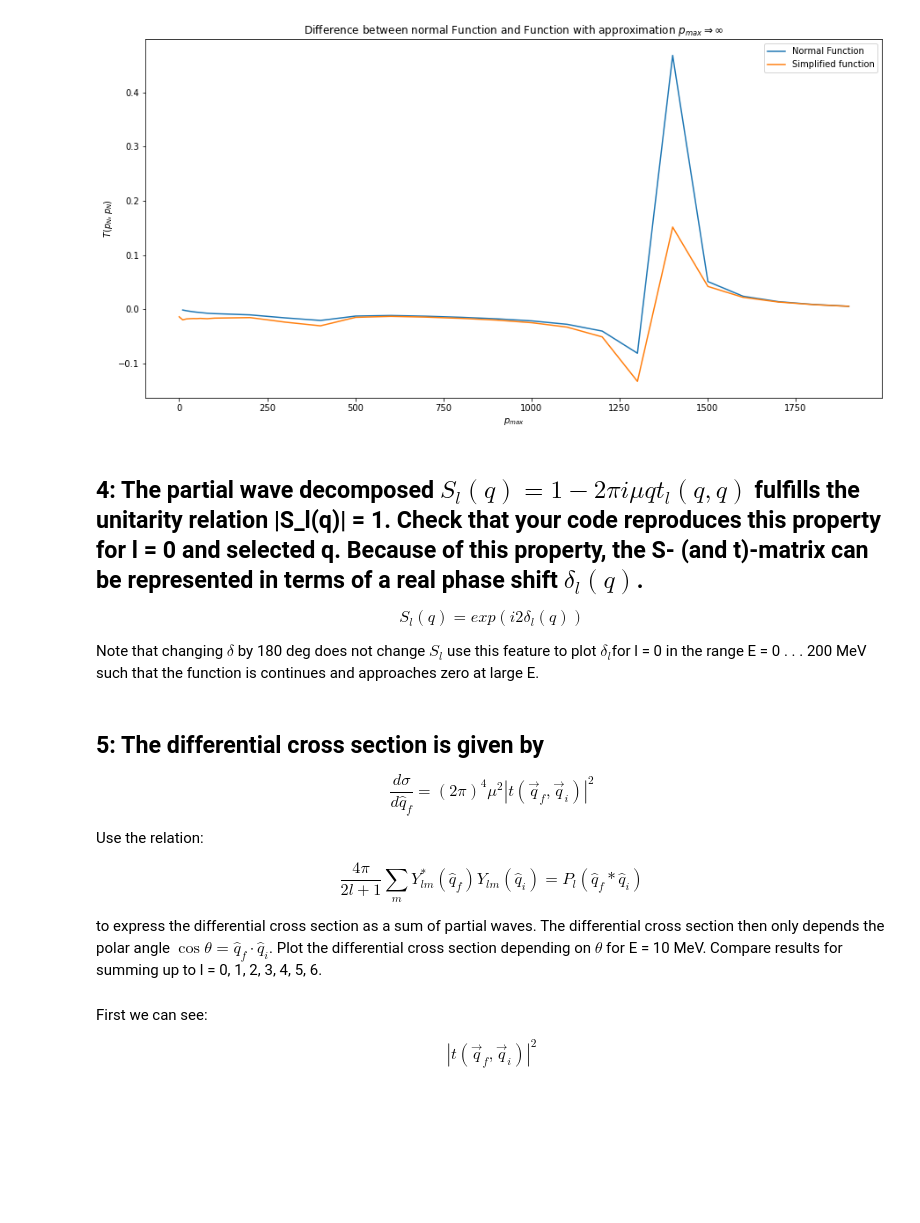
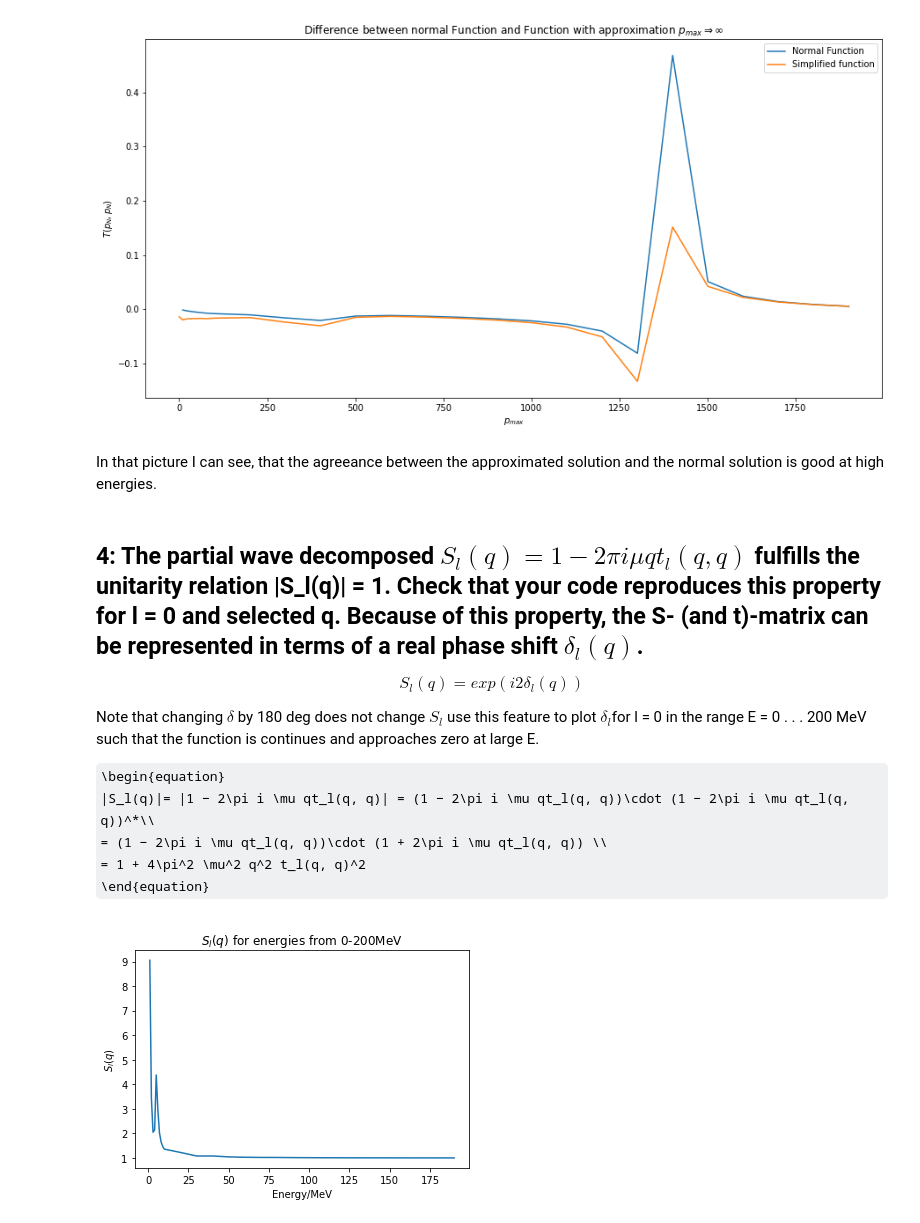
Before and after one commit to Trico94/physics760_Martin, a Jupyter notebook: Exercise 7/exercise7.ipynb, the cells around one changed output. Drawn from its saved outputs; the diff is of its cells as text; code cells hidden in the pictures; some formulas as TeX source; blank space fills up the shorter version.

```diff
--- a/Exercise 7/exercise7.ipynb
+++ b/Exercise 7/exercise7.ipynb
@@ -696,6 +727,8 @@ def agreeance_for_p_max(points=70):
 agreeance_for_p_max()
 # %% [output]
 [figure]
+# %% [markdown]
+In that picture I can see, that the agreeance between the approximated solution and the normal solution is good at high energies.
 # %% [markdown]
 ## 4: The partial wave decomposed $ S_l(q) = 1 − 2\pi i \mu qt_l(q, q) $ fulfills the unitarity relation |S_l(q)| = 1. Check that your code reproduces this property for l = 0 and selected q. Because of this property, the S- (and t)-matrix can be represented in terms of a real phase shift $\delta _l(q)$.
 
@@ -704,23 +737,54 @@ agreeance_for_p_max()
 \end{equation}
 
 Note that changing $ \delta $ by 180 deg does not change $S_l$ use this feature to plot $ \delta_l $for l = 0 in the range E = 0 . . . 200 MeV such that the function is continues and approaches zero at large E.
+
+\begin{equation}
+    |S_l(q)|= |1 − 2\pi i \mu qt_l(q, q)| = (1 − 2\pi i \mu qt_l(q, q))\cdot (1 − 2\pi i \mu qt_l(q, q))^*\\
+    = (1 − 2\pi i \mu qt_l(q, q))\cdot (1 + 2\pi i \mu qt_l(q, q)) \\
+    = 1 + 4\pi^2 \mu^2 q^2 t_l(q, q)^2
+\end{equation}
-# %% [markdown]
-## 5: The differential cross section is given by
-
-\begin{equation}
-    \frac{d\sigma}{d\hat{q}_f}=(2\pi)^4 \mu ^2 |t(\vec{q}_f, \vec{q}_i)|^2
-\end{equation}
-
-Use the relation:
-
-\begin{equation}
-    \frac{4\pi}{2l+1}\sum_m Y^*_{lm}(\hat{q}_f) Y_{lm}(\hat{q}_i) =P_l(\hat{q}_f* \hat{q}_i)
-\end{equation}
-
-to express the differential cross section as a sum of partial waves. The differential cross section then only depends the polar angle $ \cos \theta = \hat{q}_f \cdot \hat{q}_i $. Plot the differential cross section depending on $ \theta $ for E = 10 MeV. Compare results for summing up to l = 0, 1, 2, 3, 4, 5, 6.
-# %% [markdown]
-First we can see:
-
-\begin{equation}
-    |t(\vec{q}_f, \vec{q}_i)|^2
-\end{equation}
+# %%
+"""Function for calculating s_l"""
+def s_l(Energy, lower_p = 1, upper_p = 400, points = 70):
+    # Setting up the relevant parameters.
+    c_0 = 2.470795E-02
+    lamda = 800
+
+    # Determining the potential, and two body parameters.
+    pot=OBEpot(nx=24,mpi=138.0,C0=c_0,A=-1.0/6.474860194946856,cutoff=lamda)
+    system=TwoBody(pot=pot,np1=int(points/2),np2=int(points/2),pa=1,pb=lower_p,pc=upper_p,mred=938.92,l=0,
+                        nr1=40, nr2=20, ra=1.0, rb=5.0, rc=20.0,
+                        np1four=400,np2four=200)
+
+    # Here the Matrix element is calculated again, but with the routine that looks at p_max->inf
+    tmat=TwoBodyTMat(system,np1=int(points/2),np2=int(points/2),pa=1,pb=lower_p,pc=upper_p,mred=938.92)
+    q=(2*tmat.mred*Energy)**(1/2)
+
+    # And calculate the t-Matrix
+    t_matrix=(tmat.prep_tmat_pmax_inf(Energy)[0][tmat.npoints-1][tmat.npoints-1])
+
+    return (1+(4*np.pi**2*tmat.mred**2*q**2*t_matrix**2))
+
+"""Calculating and plotting S_l"""
+def test_s_l():
+
+    # setting up arrays for energies and s-values.
+    # There are more points in the low energy area and less in the high energy area
+    energy_array=np.append(np.arange(1, 10, 1), np.arange(10, 200, 10))
+    s_array=np.zeros(len(energy_array))
+
+    # Here the s-values are calculated
+    for i in range(len(s_array)):
+        s_array[i]=s_l(energy_array[i])
+
+    # and plotted
+    plt.plot(energy_array, s_array)
+    plt.xlabel("Energy/MeV")
+    plt.ylabel(r"$S_l(q)$")
+    plt.xlabel(r"Energy/MeV")
+    plt.title(r"$S_l(q)$ for energies from 0-200MeV")
+    plt.savefig("pictures/S_l(q)_energies.png", dpi=300)
+
+test_s_l()
+# %% [output]
+[figure, added]
```
Also changed, not shown: parts of 5 cells of this notebook, 2 other files.
